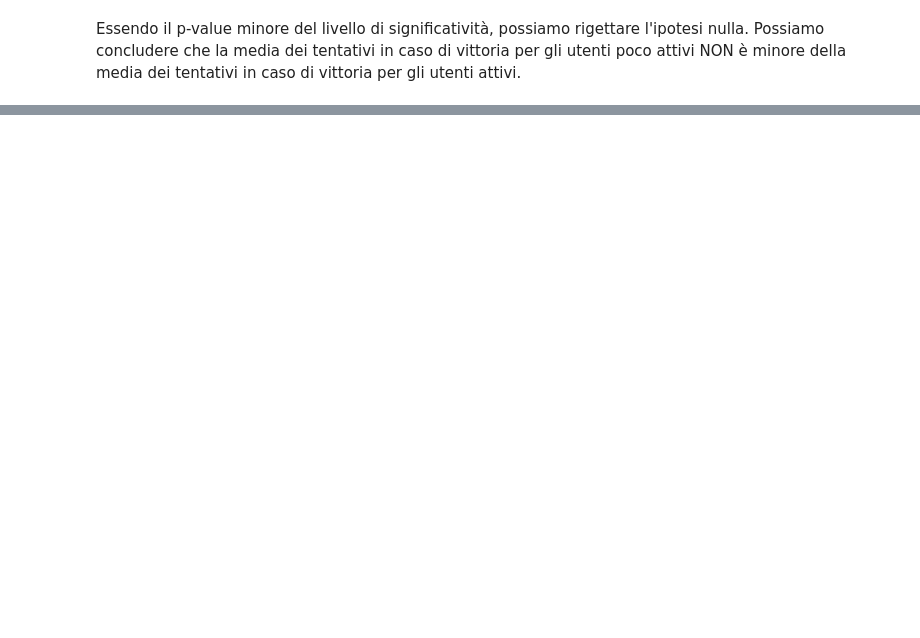
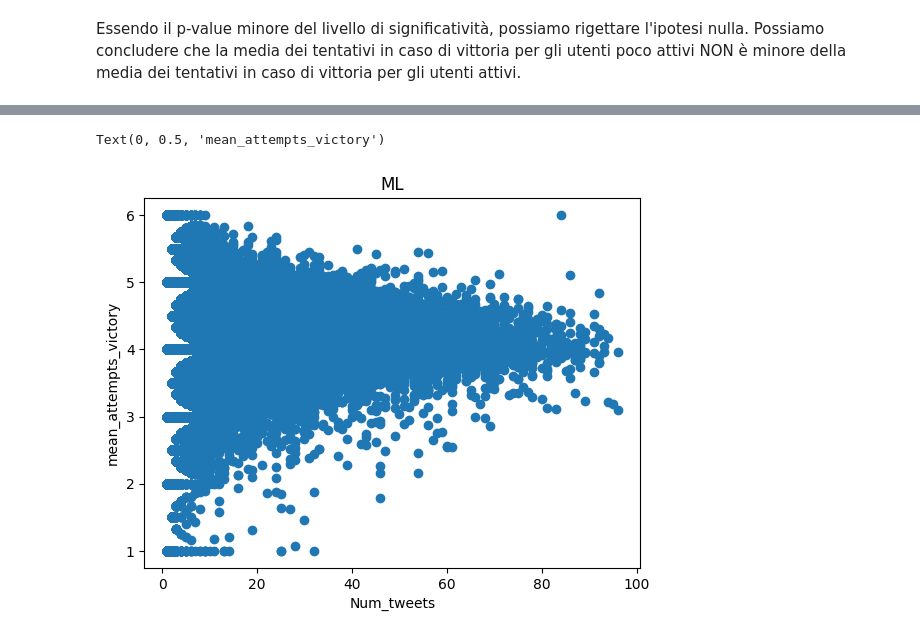
Before and after one commit to roby-ianny/IannelloSuffia_DataScienceProject, a Jupyter notebook: DataScienceProject.ipynb, the cells around one changed output, grey strips where cells are left out. Drawn from its saved outputs; the diff is of its cells as text; code cells hidden in the pictures; blank space fills up the shorter version.

```diff
--- a/DataScienceProject.ipynb
+++ b/DataScienceProject.ipynb
@@ -889,0 +893,13 @@ Essendo il p-value minore del livello di significatività, possiamo rigettare l'
+# %%
+num_tweets_by_user = wordle.groupby('UserID')['ID'].count().reset_index()
+num_tweets_by_user.columns = ['UserID', 'Num_tweets']
+
+# Calculate the mean attempts for each user in case of victory
+mean_attempts_victory_by_user = wordle[wordle['Win'] == 1].groupby('UserID')['Attempts'].mean().reset_index()
+mean_attempts_victory_by_user.columns = ['UserID', 'mean_attempts_victory']
+
+# Merge the two dataframes on 'UserID'
+user_stats = pd.merge(num_tweets_by_user, mean_attempts_victory_by_user, on='UserID')
+
+# Display the new dataframe
+user_stats.head()
@@ -889,0 +913,8 @@ Essendo il p-value minore del livello di significatività, possiamo rigettare l'
+# %%
+plt.scatter(user_stats['Num_tweets'], user_stats['mean_attempts_victory'])
+plt.title('ML')
+plt.xlabel('Num_tweets')
+plt.ylabel('mean_attempts_victory')
+# %% [output]
+Text(0, 0.5, 'mean_attempts_victory')
+[figure, added]
```
Also changed, not shown: parts of 13 cells of this notebook.
